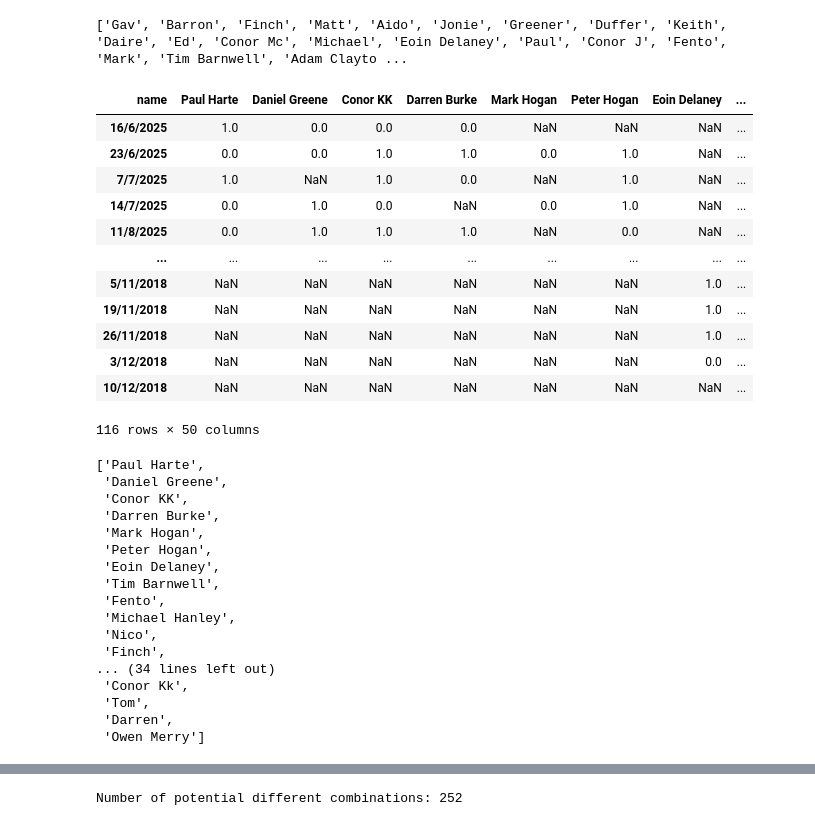
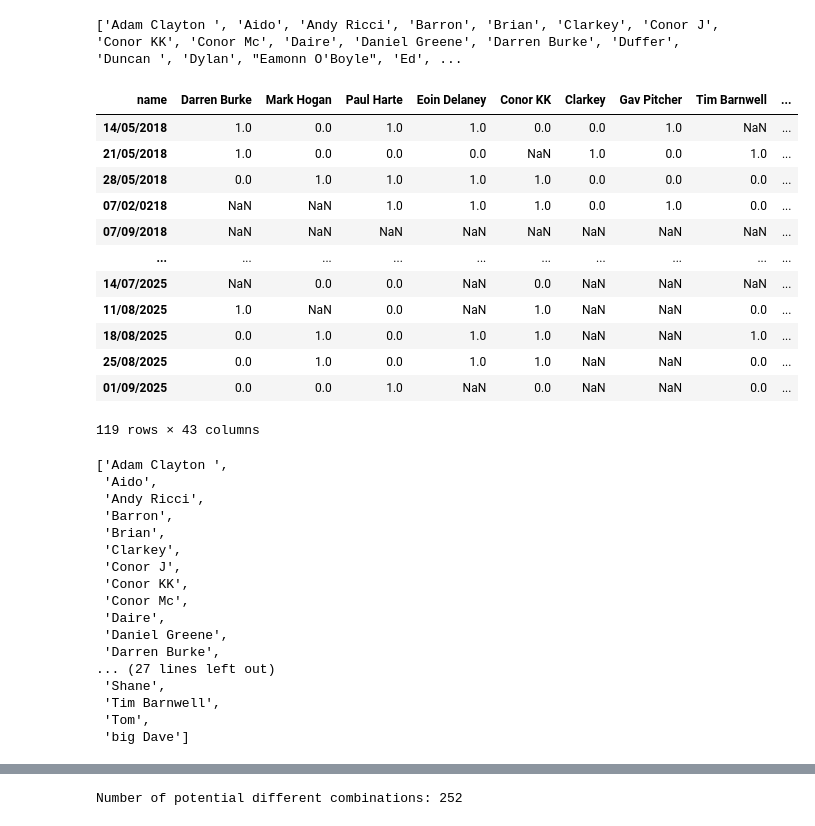
Before and after one commit to paulharte/football_team_picker, a Jupyter notebook: football_team_picker.ipynb, the cells around one changed output, grey strips where cells are left out. Drawn from its saved outputs; the diff is of its cells as text; code cells hidden in the pictures.

Commit message:
Pull directly from sheets

```diff
--- a/football_team_picker.ipynb
+++ b/football_team_picker.ipynb
@@ -1,8 +1,3 @@
 # %%
 import pandas as pd
 import tensorflow as tf
-# %%
-filenames = ['./season_25.csv','./season_24.csv','./season_20.csv', './season_19.csv', './season_18.csv']
-
-csv = pd.read_csv(filenames[0])
-csv
@@ -26,0 +4,11 @@ csv
+# %%
+from src.form_source.utils import load_env
+from src.form_source.sheets import load_google_sheet
+
+env = load_env('local.env')
+sheet_link = env.get('GOOGLE_SHEET')
+
+imported_sheets = load_google_sheet(sheet_link, ["2018","2019", "2020", "2024", "2025" ])
+
+print(imported_sheets.keys())
+print(imported_sheets['2025'])
@@ -27,72 +33,72 @@ csv
 # %%
 total_player_list = []
 flipped_dfs = []
 
-for filename in filenames:
-    csv = pd.read_csv(filename)
+for csv in imported_sheets.values():
 
     # remove rows and columns we don't need
     cleaned_csv = csv.dropna(subset=['name'])
-    cleaned_csv = cleaned_csv.drop(labels=['wins', 'apps', 'win ratio'], axis=1)
+    bad_cols = [c for c in cleaned_csv.columns if 'Unnamed' in str(c)]
+    cleaned_csv = cleaned_csv.drop(labels=bad_cols, axis=1)
 
     #flip it to be the way we want
     flipped = cleaned_csv.set_index('name').transpose()
 
     #drop date column for now (has been renamed 'name' in the flip)
     # I might use this in future work, but not now
     flipped_dfs.append(flipped)
     total_player_list = total_player_list + list(flipped.columns)
 
 total_player_list = list(set(total_player_list)) # make to a unique list
 
-print(total_player_list)
+print(sorted(total_player_list))
 
 ## Add to each frame, so that they all have the same columns
 for fd in flipped_dfs:
     for name in total_player_list:
         if name not in list(fd.columns):
             fd.insert(len(fd.columns), name, [float("NaN")] * len(fd), True)
 
 flipped_dfs
 
 flipped = pd.concat(flipped_dfs)
 flipped
 # %% [output]
-['Gav', 'Barron', 'Finch', 'Matt', 'Aido', 'Jonie', 'Greener', 'Duffer', 'Keith', 'Daire', 'Ed', 'Conor Mc', 'Michael', 'Eoin Delaney', 'Paul', 'Conor J', 'Fento', 'Mark', 'Tim Barnwell', 'Adam Clayto ...
+['Adam Clayton ', 'Aido', 'Andy Ricci', 'Barron', 'Brian', 'Clarkey', 'Conor J', 'Conor KK', 'Conor Mc', 'Daire', 'Daniel Greene', 'Darren Burke', 'Duffer', 'Duncan ', 'Dylan', "Eamonn O'Boyle", 'Ed', ...
-| name | Paul Harte | Daniel Greene | Conor KK | Darren Burke | Mark Hogan | Peter Hogan | Eoin Delaney | ... |
-| 16/6/2025 | 1.0 | 0.0 | 0.0 | 0.0 | NaN | NaN | NaN | ... |
-| 23/6/2025 | 0.0 | 0.0 | 1.0 | 1.0 | 0.0 | 1.0 | NaN | ... |
-| 7/7/2025 | 1.0 | NaN | 1.0 | 0.0 | NaN | 1.0 | NaN | ... |
-| 14/7/2025 | 0.0 | 1.0 | 0.0 | NaN | 0.0 | 1.0 | NaN | ... |
-| 11/8/2025 | 0.0 | 1.0 | 1.0 | 1.0 | NaN | 0.0 | NaN | ... |
-| ... | ... | ... | ... | ... | ... | ... | ... | ... |
-| 5/11/2018 | NaN | NaN | NaN | NaN | NaN | NaN | 1.0 | ... |
-| 19/11/2018 | NaN | NaN | NaN | NaN | NaN | NaN | 1.0 | ... |
-| 26/11/2018 | NaN | NaN | NaN | NaN | NaN | NaN | 1.0 | ... |
-| 3/12/2018 | NaN | NaN | NaN | NaN | NaN | NaN | 0.0 | ... |
-| 10/12/2018 | NaN | NaN | NaN | NaN | NaN | NaN | NaN | ... |
+| name | Darren Burke | Mark Hogan | Paul Harte | Eoin Delaney | Conor KK | Clarkey | Gav Pitcher | Tim Barnwell | ... |
+| 14/05/2018 | 1.0 | 0.0 | 1.0 | 1.0 | 0.0 | 0.0 | 1.0 | NaN | ... |
+| 21/05/2018 | 1.0 | 0.0 | 0.0 | 0.0 | NaN | 1.0 | 0.0 | 1.0 | ... |
+| 28/05/2018 | 0.0 | 1.0 | 1.0 | 1.0 | 1.0 | 0.0 | 0.0 | 0.0 | ... |
+| 07/02/0218 | NaN | NaN | 1.0 | 1.0 | 1.0 | 0.0 | 1.0 | 0.0 | ... |
+| 07/09/2018 | NaN | NaN | NaN | NaN | NaN | NaN | NaN | NaN | ... |
+| ... | ... | ... | ... | ... | ... | ... | ... | ... | ... |
+| 14/07/2025 | NaN | 0.0 | 0.0 | NaN | 0.0 | NaN | NaN | NaN | ... |
+| 11/08/2025 | 1.0 | NaN | 0.0 | NaN | 1.0 | NaN | NaN | 0.0 | ... |
+| 18/08/2025 | 0.0 | 1.0 | 0.0 | 1.0 | 1.0 | NaN | NaN | 1.0 | ... |
+| 25/08/2025 | 0.0 | 1.0 | 0.0 | 1.0 | 1.0 | NaN | NaN | 0.0 | ... |
+| 01/09/2025 | 0.0 | 0.0 | 1.0 | NaN | 0.0 | NaN | NaN | 0.0 | ... |
-116 rows × 50 columns
+119 rows × 43 columns
 # %%
-player_names = list(flipped.columns)
+player_names = sorted(list(flipped.columns))
 player_names
 # %% [output]
-['Paul Harte',
+['Adam Clayton ',
+ 'Aido',
+ 'Andy Ricci',
+ 'Barron',
+ 'Brian',
+ 'Clarkey',
+ 'Conor J',
+ 'Conor KK',
+ 'Conor Mc',
+ 'Daire',
  'Daniel Greene',
- 'Conor KK',
  'Darren Burke',
- 'Mark Hogan',
- 'Peter Hogan',
- 'Eoin Delaney',
+... (27 lines left out)
+ 'Shane',
  'Tim Barnwell',
- 'Fento',
- 'Michael Hanley',
- 'Nico',
- 'Finch',
-... (34 lines left out)
- 'Conor Kk',
  'Tom',
- 'Darren',
- 'Owen Merry']
+ 'big Dave']
 # %%
 RANDOMER = "Randomer"
 
```
Also changed, not shown: parts of 16 cells of this notebook, 9 other files.
